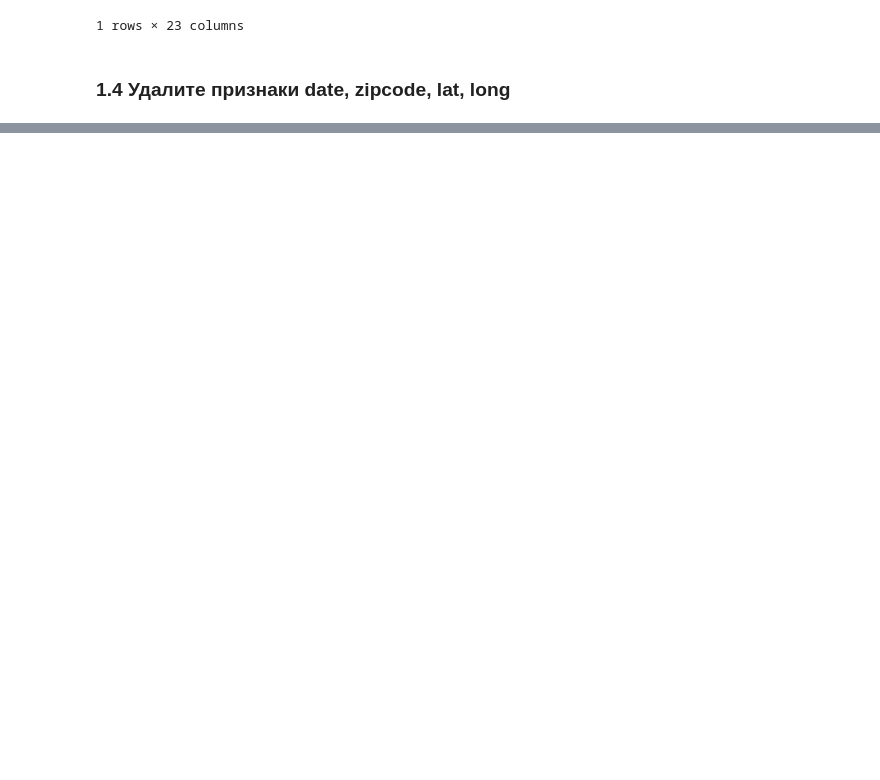
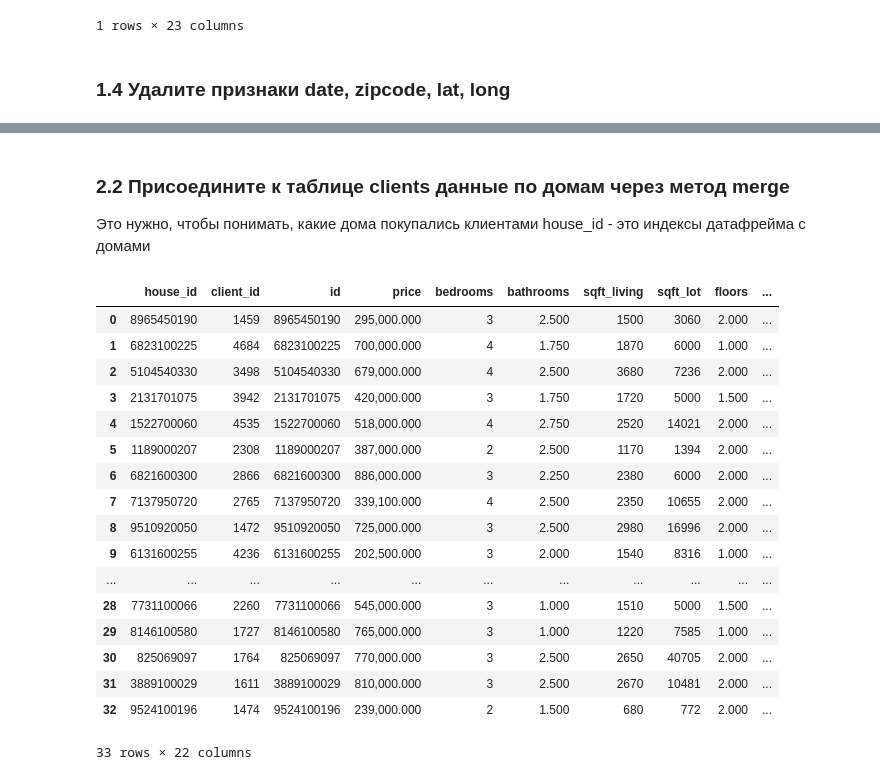
Before and after one commit to Olga643/Example, a Jupyter notebook: Untitled20.ipynb, the cells around one changed output, grey strips where cells are left out. Drawn from its saved outputs; the diff is of its cells as text; code cells hidden in the pictures; blank space fills up the shorter version.

```diff
--- a/Untitled20.ipynb
+++ b/Untitled20.ipynb
@@ -88,0 +146,29 @@ df.sample(5)
+# %%
+df.reset_index(inplace=True)
+clients.reset_index(inplace=True)
+# %% [markdown]
+### 2.2 Присоедините к таблице clients данные по домам через метод merge
+Это нужно, чтобы понимать, какие дома покупались клиентами
+house_id - это индексы датафрейма с домами
+# %%
+merged = clients.merge(df, left_on='house_id', right_on='id')
+merged
+# %% [output]
+|  | house_id | client_id | id | price | bedrooms | bathrooms | sqft_living | sqft_lot | floors | ... |
+| 0 | 8965450190 | 1459 | 8965450190 | 295,000.000 | 3 | 2.500 | 1500 | 3060 | 2.000 | ... |
+| 1 | 6823100225 | 4684 | 6823100225 | 700,000.000 | 4 | 1.750 | 1870 | 6000 | 1.000 | ... |
+| 2 | 5104540330 | 3498 | 5104540330 | 679,000.000 | 4 | 2.500 | 3680 | 7236 | 2.000 | ... |
+| 3 | 2131701075 | 3942 | 2131701075 | 420,000.000 | 3 | 1.750 | 1720 | 5000 | 1.500 | ... |
+| 4 | 1522700060 | 4535 | 1522700060 | 518,000.000 | 4 | 2.750 | 2520 | 14021 | 2.000 | ... |
+| 5 | 1189000207 | 2308 | 1189000207 | 387,000.000 | 2 | 2.500 | 1170 | 1394 | 2.000 | ... |
+| 6 | 6821600300 | 2866 | 6821600300 | 886,000.000 | 3 | 2.250 | 2380 | 6000 | 2.000 | ... |
+| 7 | 7137950720 | 2765 | 7137950720 | 339,100.000 | 4 | 2.500 | 2350 | 10655 | 2.000 | ... |
+| 8 | 9510920050 | 1472 | 9510920050 | 725,000.000 | 3 | 2.500 | 2980 | 16996 | 2.000 | ... |
+| 9 | 6131600255 | 4236 | 6131600255 | 202,500.000 | 3 | 2.000 | 1540 | 8316 | 1.000 | ... |
+| ... | ... | ... | ... | ... | ... | ... | ... | ... | ... | ... |
+| 28 | 7731100066 | 2260 | 7731100066 | 545,000.000 | 3 | 1.000 | 1510 | 5000 | 1.500 | ... |
+| 29 | 8146100580 | 1727 | 8146100580 | 765,000.000 | 3 | 1.000 | 1220 | 7585 | 1.000 | ... |
+| 30 | 825069097 | 1764 | 825069097 | 770,000.000 | 3 | 2.500 | 2650 | 40705 | 2.000 | ... |
+| 31 | 3889100029 | 1611 | 3889100029 | 810,000.000 | 3 | 2.500 | 2670 | 10481 | 2.000 | ... |
+| 32 | 9524100196 | 1474 | 9524100196 | 239,000.000 | 2 | 1.500 | 680 | 772 | 2.000 | ... |
+33 rows × 22 columns
```
Also changed, not shown: parts of 13 cells of this notebook.
